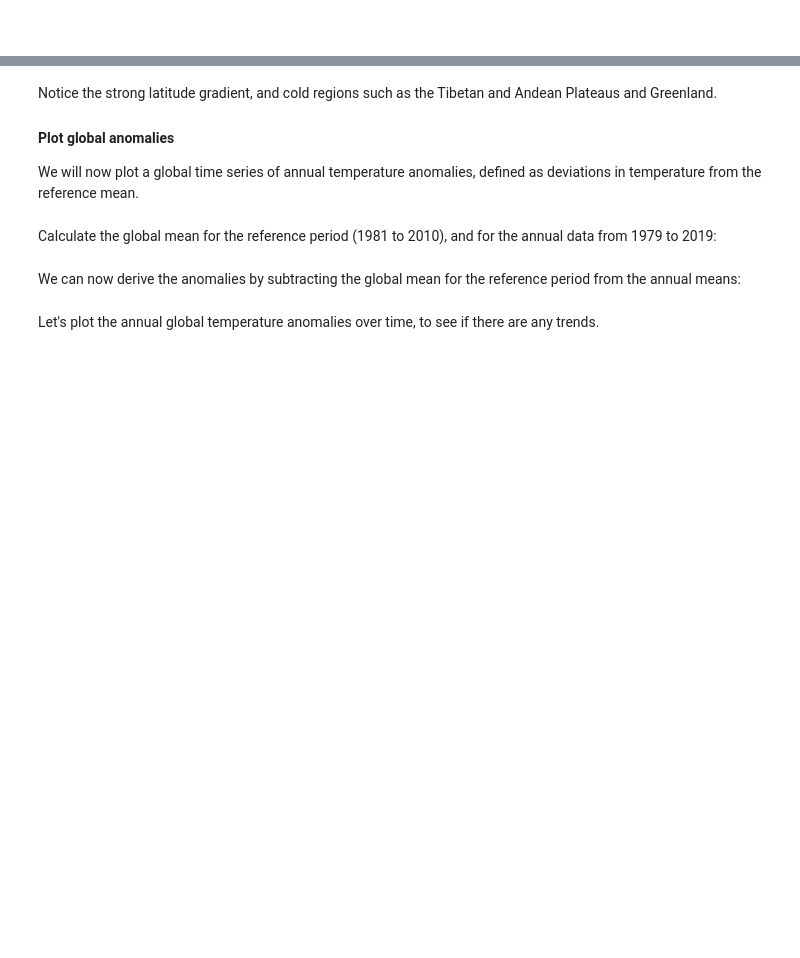
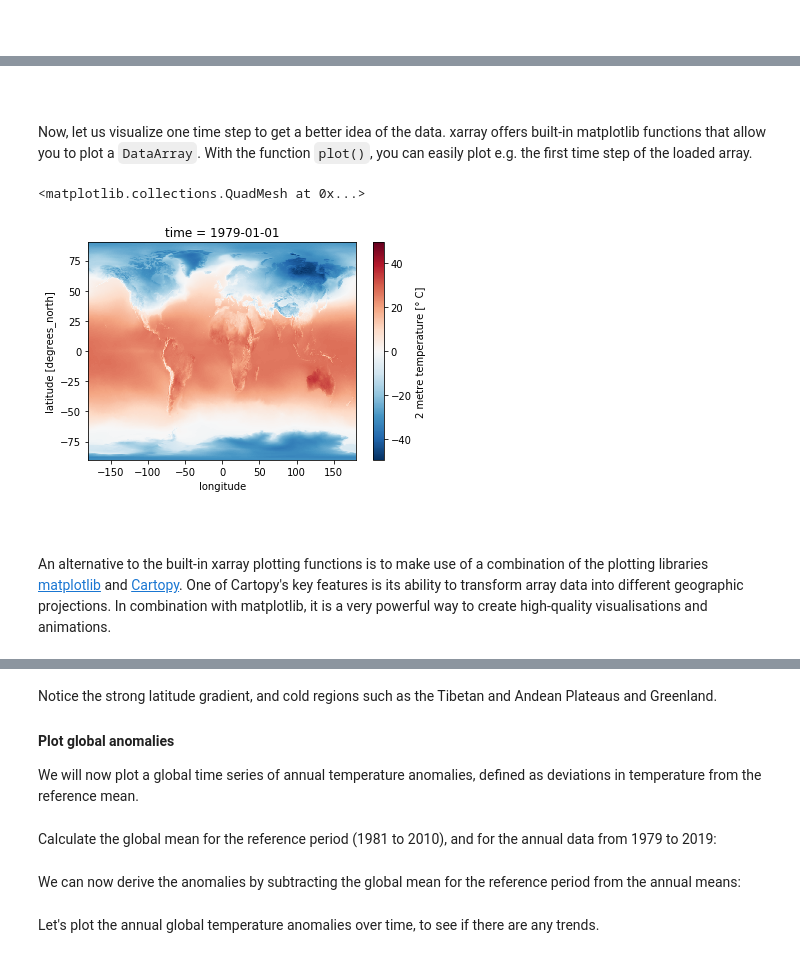
Before and after one commit to tessac2/copernicus-training, a Jupyter notebook: 111_c3s_climatologies_trends.ipynb, the cells around one changed output, grey strips where cells are left out. Cells and saved outputs as stored; diff of their text form; code cells hidden in the pictures; blank space fills up the shorter version.

```diff
--- a/111_c3s_climatologies_trends.ipynb
+++ b/111_c3s_climatologies_trends.ipynb
@@ -97,0 +90,3 @@ Attributes:
+# %%
+era5_t2m_ds_assigned = era5_t2m_ds.assign_coords(longitude=(((era5_t2m_ds.longitude + 180) % 360) - 180)).sortby('longitude')
+era5_t2m_ds_assigned
@@ -198,0 +109,3 @@ ref_mean.plot()
+# %%
+era5_t2m_da = era5_t2m_ds_assigned['t2m']
+era5_t2m_da
@@ -198,0 +134,3 @@ ref_mean.plot()
+# %%
+era5_t2m_da_degc = era5_t2m_da - 273.15
+era5_t2m_da_degc
@@ -198,0 +159,4 @@ ref_mean.plot()
+# %%
+era5_t2m_da_degc = era5_t2m_da_degc.assign_attrs(era5_t2m_da.attrs)
+era5_t2m_da_degc.attrs['units'] = '° C'
+era5_t2m_da_degc
@@ -198,0 +181,13 @@ ref_mean.plot()
+# %% [markdown]
+<br>
+# %% [markdown]
+Now, let us visualize one time step to get a better idea of the data. xarray offers built-in matplotlib functions that allow you to plot a `DataArray`. With the function `plot()`, you can easily plot e.g. the first time step of the loaded array.
+# %%
+era5_t2m_da_degc[0,:,:].plot()
+# %% [output]
+<matplotlib.collections.QuadMesh at 0x...>
+[figure, added]
+# %% [markdown]
+<br>
+# %% [markdown]
+An alternative to the built-in xarray plotting functions is to make use of a combination of the plotting libraries [matplotlib](https://matplotlib.org/) and [Cartopy](https://scitools.org.uk/cartopy/docs/latest/). One of Cartopy's key features is its ability to transform array data into different geographic projections. In combination with matplotlib, it is a very powerful way to create high-quality visualisations and animations.
```
Also changed, not shown: parts of 66 cells of this notebook.
